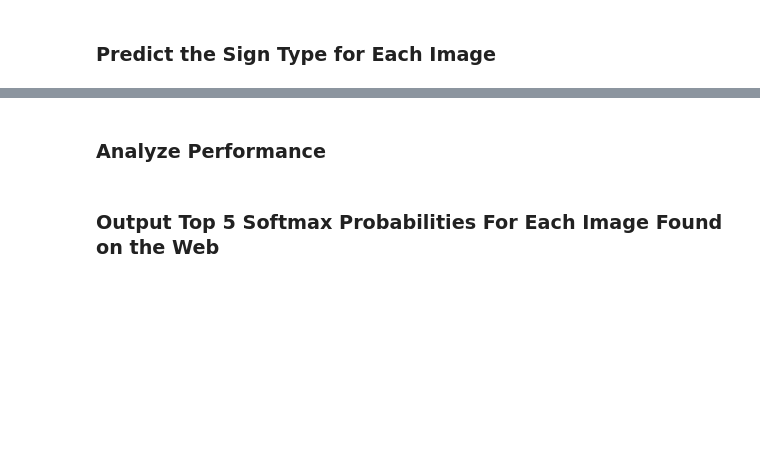
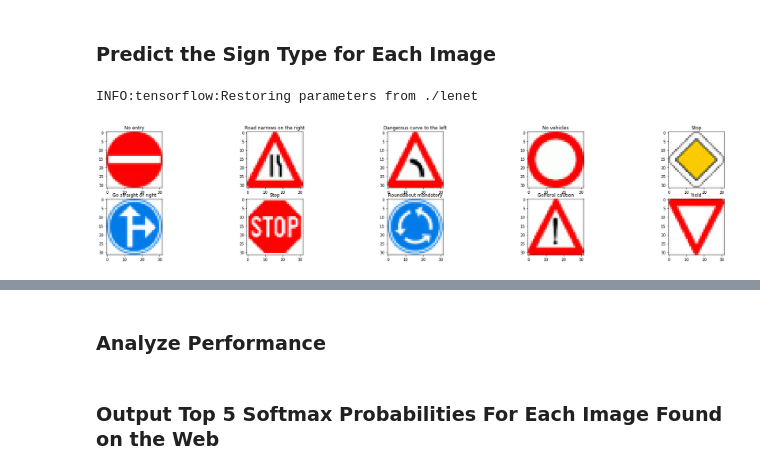
Before and after one commit to joseppii/Traffic-Sign-Classifier-Project, a Jupyter notebook: Traffic_Sign_Classifier.ipynb, the cells around one changed output, grey strips where cells are left out. Drawn from its saved outputs; the diff is of its cells as text; code cells hidden in the pictures; blank space fills up the shorter version.

Commit message:
Add writeup for test images

```diff
--- a/Traffic_Sign_Classifier.ipynb
+++ b/Traffic_Sign_Classifier.ipynb
@@ -300,7 +290,7 @@ else:
 # %%
 import pickle
 
-normalized_data_file = 'data/augmented_data.p'
+augmented_data_file = 'output_images/augmented_data.p'
 
 with open(augmented_data_file, mode='rb') as f:
     augmented_data = pickle.load(f)
@@ -349,3 +328,13 @@ biases = {
+# %%
+tf.reset_default_graph()
+sess = tf.Session()
+###x = tf.placeholder(tf.float32, [None, 32, 32, 3], name="x")
+x = tf.placeholder(tf.float32, [None, 32,32, 3], name="x")
+#x_image = tf.reshape(x, [-1, 32, 32, 3])
+#tf.summary.image('input', x, 3)
+y = tf.placeholder(tf.int32, (None), name="labels")
+one_hot_y = tf.one_hot(y, n_classes)
+keep_prob = tf.placeholder(tf.float32)
 # %%
 def maxpool2d(x, k=2, padding='VALID'):
     return tf.nn.max_pool(
@@ -424,14 +398,14 @@ beta = 5e-4
 start_learn_rate = 0.0015
 batch = tf.Variable(0)
 train_size = y_train_augmented.shape[0]
-print(train_size)
+
 logits = LeNet(x)
 with tf.name_scope("loss"):
     cross_entropy = tf.nn.softmax_cross_entropy_with_logits(labels=one_hot_y, logits=logits)
     # L2 loss
-    regularizers = (tf.nn.l2_loss(weights['wc1']) + tf.nn.l2_loss(weights['wc2']) + tf.nn.l2_loss(weights['wd1']) + tf.nn.l2_loss(weights['wd2']) + tf.nn.l2_loss(weights['out']))
+    #regularizers = (tf.nn.l2_loss(weights['wc1']) + tf.nn.l2_loss(weights['wc2']) + tf.nn.l2_loss(weights['wd1']) + tf.nn.l2_loss(weights['wd2']) + tf.nn.l2_loss(weights['out']))
     loss_operation = tf.reduce_mean(cross_entropy )
-    loss_operation = loss_operation + (beta * regularizers)
+    loss_operation = loss_operation #+ (beta * regularizers)
     tf.summary.scalar("loss", loss_operation)
 
     learning_rate = tf.train.exponential_decay(
@@ -464,16 +446,19 @@ def evaluate(X_data, y_data):
     return total_accuracy / num_examples
 # %%
 from sklearn.utils import shuffle
+import time
 
-LOGDIR = "/home/joseppi/udacity/graphs/1/"
+#A name for the Tensor Board summaries
+name = "traffic-sign-classifier-{}".format(int(time.time()))
+LOGDIR = "/home/joseppi/udacity/graphs/"
 
 with tf.Session() as sess:
     sess.run(tf.global_variables_initializer())
-    writer = tf.summary.FileWriter(LOGDIR)
+    writer = tf.summary.FileWriter(LOGDIR + name)
     writer.add_graph(sess.graph)
     num_examples = len(X_train_augmented)
     print(num_examples)
-    print(len(X_valid_gray))
+
     print("Training...")
     print()
     for i in range(EPOCHS):
@@ -527,23 +534,26 @@ for  k, img in enumerate(images):
 # %%
 ### Run the predictions here and use the model to output the prediction for each image.
 ### Make sure to pre-process the images with the same pre-processing pipeline used earlier.
 ### Feel free to use as many code cells as needed.
 from skimage.transform import resize
 import tensorflow as tf
 
 images = glob.glob('data/signs/*.png')
 fig = plt.figure(figsize=(32,32), tight_layout=False)
 
 with tf.Session() as sess:
     saver.restore(sess, tf.train.latest_checkpoint('.'))
     sess = tf.get_default_session()
     for  k, img in enumerate(images):
         image = mpimg.imread(img)
         image_resized = resize(image, (32, 32), anti_aliasing=True, mode='constant')
-        image_normalized= normalized_image(np.array([np.array(image_resized)]))
+        image_normalized= normalize_images(np.array([np.array(image_resized)]))
         imgd=image_normalized.reshape(1,image_resized.shape[0],image_resized.shape[1],image_resized.shape[2])
         logit = sess.run(tf.argmax(logits, 1), feed_dict={x: imgd, keep_prob:1})
         ax = fig.add_subplot(len(images),5,k+1)
         ax.imshow(image_resized)
         ax.set_title(class_names[logit[0]].get('SignName'))
-    plt.savefig('classified.png')
+plt.savefig('output_images/classified_test_signs.png', dpi=300, format='png', bbox_inches='tight')
+# %% [output]
+INFO:tensorflow:Restoring parameters from ./lenet
+[figure, added]
```
Also changed, not shown: parts of 32 cells of this notebook, 1 other file.
